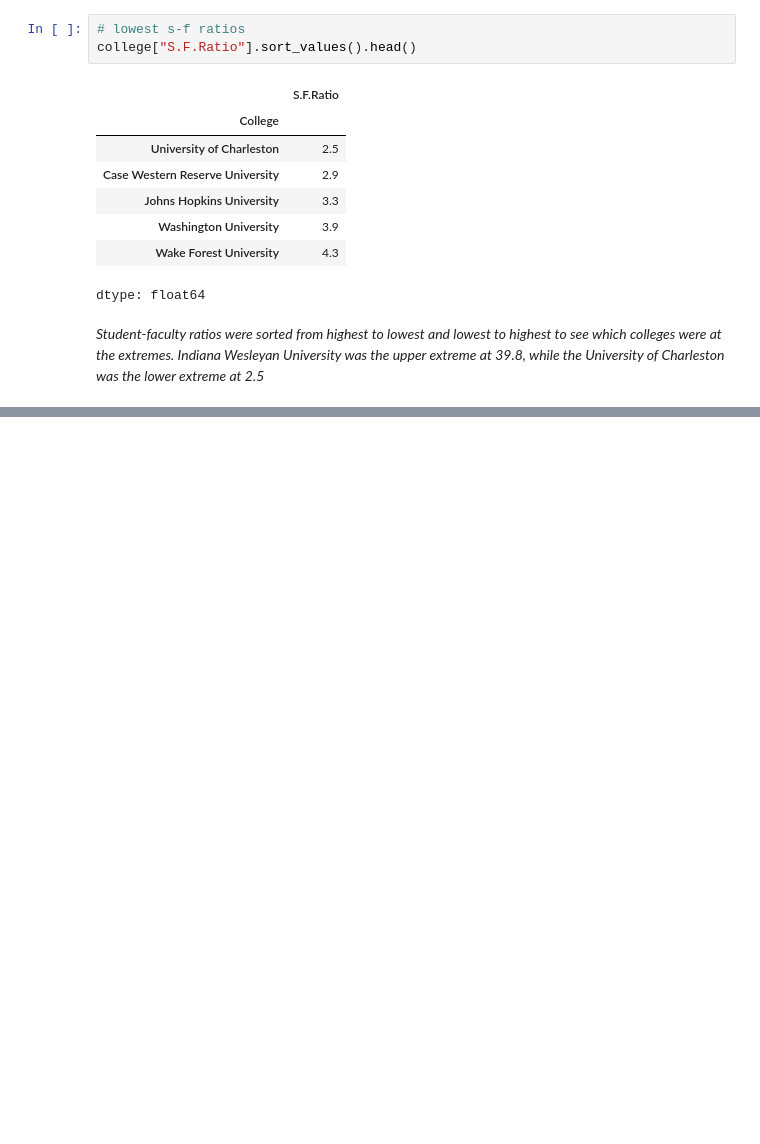
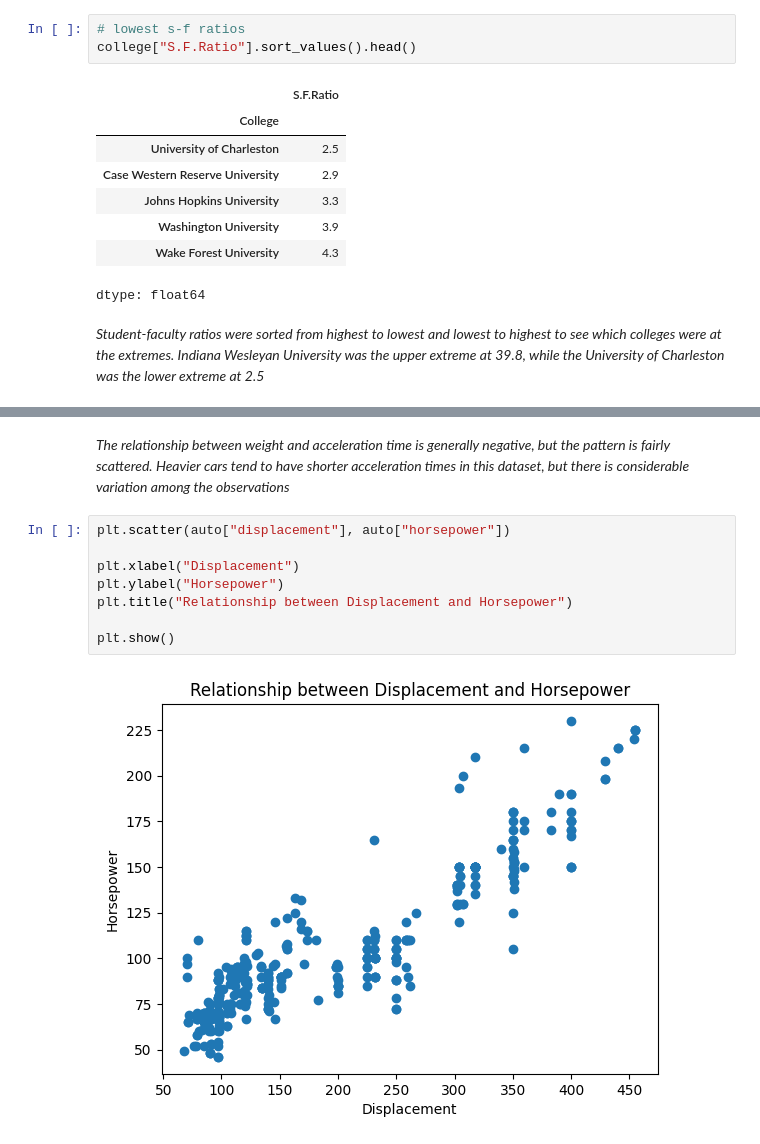
Before and after one commit to ashsiendo/DATA-201-Labs, a Jupyter notebook: Assignments/Week2_HW.ipynb, the cells around one changed output, grey strips where cells are left out. Saved outputs shown, nothing was run; the diff lists cells and outputs as text; blank space fills up the shorter version.

```diff
--- a/Assignments/Week2_HW.ipynb
+++ b/Assignments/Week2_HW.ipynb
@@ -225,0 +403,12 @@ dtype: float64
+# %% [markdown]
+*The relationship between weight and acceleration time is generally negative, but the pattern is fairly scattered. Heavier cars tend to have shorter acceleration times in this dataset, but there is considerable variation among the observations*
+# %%
+plt.scatter(auto["displacement"], auto["horsepower"])
+
+plt.xlabel("Displacement")
+plt.ylabel("Horsepower")
+plt.title("Relationship between Displacement and Horsepower")
+
+plt.show()
+# %% [output]
+[figure, added]
```
Also changed, not shown: parts of 32 cells of this notebook.
